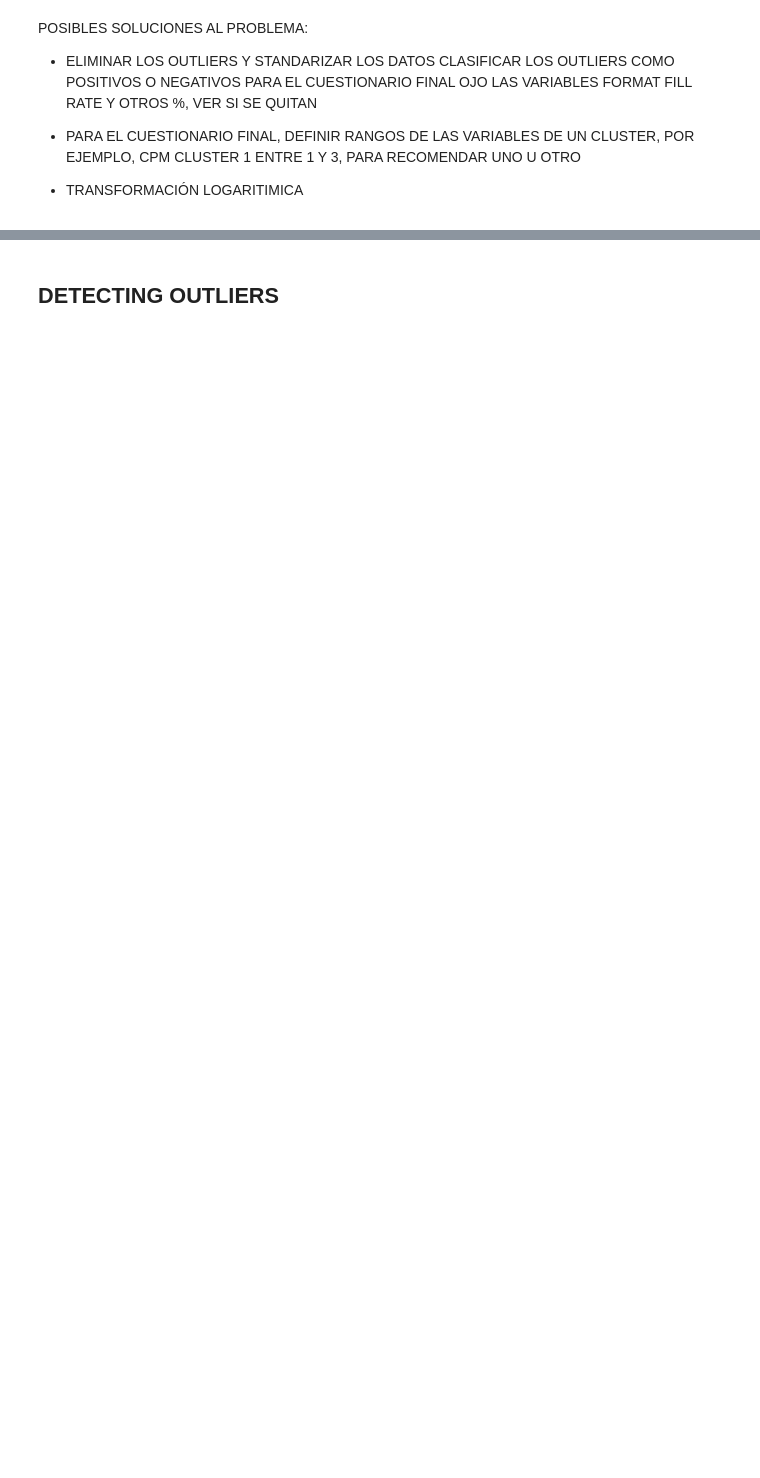
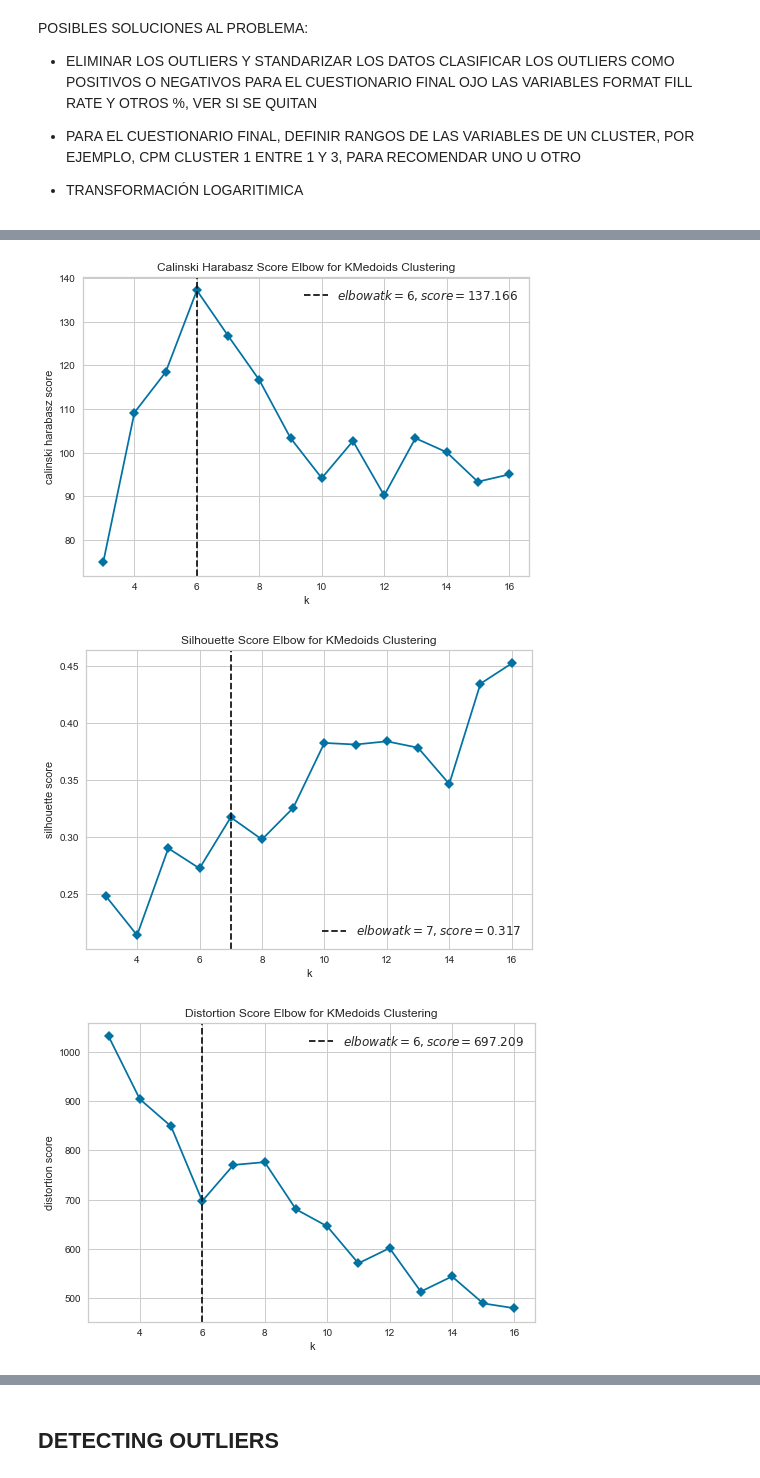
Before and after one commit to rfisla/FINAL-PROJECT-OF-KSCHOOL-MASTER, a Jupyter notebook: Final Clustering Solution.ipynb, the cells around one changed output, grey strips where cells are left out. Saved outputs shown, nothing was run; the diff lists cells and outputs as text; code cells hidden in the pictures; blank space fills up the shorter version.

```diff
--- a/Final Clustering Solution.ipynb
+++ b/Final Clustering Solution.ipynb
@@ -71,0 +283,24 @@ pd.DataFrame(reducing3f_).describe()
+# %%
+def visualization_clusters(data, clustering_model):
+
+    # calinski_harabasz and silhouette scores visualization
+    visualizer1 = KElbowVisualizer(
+        clustering_model, k=(3,17), metric='calinski_harabasz', timings=False
+    )
+
+    visualizer1.fit(data)        # Fit the data to the visualizer
+    visualizer1.show()        # Finalize and render the figure
+
+    visualizer2 = KElbowVisualizer(
+        clustering_model, k=(3,17), metric='silhouette', timings=False
+    )
+
+    visualizer2.fit(data)        # Fit the data to the visualizer
+    visualizer2.show()        # Finalize and render the figure
+
+    visualizer3 = KElbowVisualizer(
+    clustering_model, k=(3,17), metric='distortion', timings=False
+    )
+
+    visualizer3.fit(data)        # Fit the data to the visualizer
+    visualizer3.show()        # Finalize and render the figure
@@ -71,0 +323,9 @@ pd.DataFrame(reducing3f_).describe()
+# %%
+# Instantiate the clustering model and visualizer
+model = KMedoids(init= 'k-medoids++')
+
+visualization_clusters(minmax,model)
+# %% [output]
+[figure, added]
+[figure, added]
+[figure, added]
```
Also changed, not shown: parts of 142 cells of this notebook.
